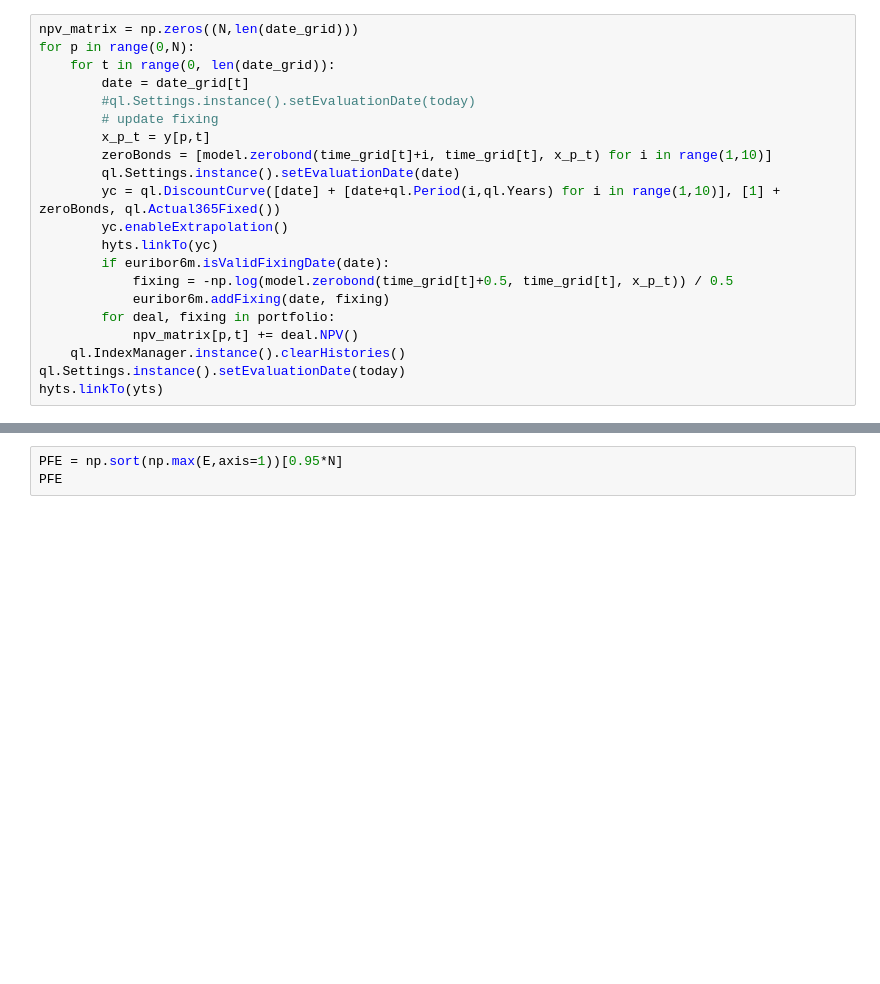
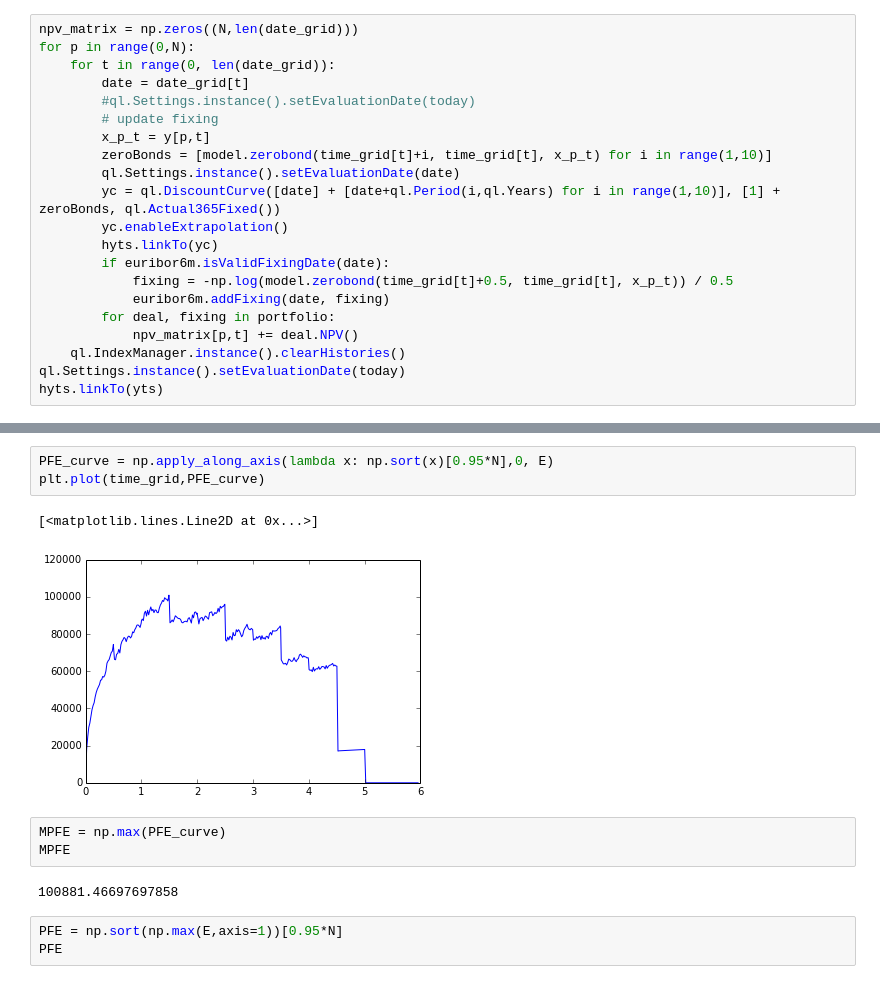
Before and after one commit to mgroncki/IPythonScripts, a Jupyter notebook: ExpectedExposureSimulation.ipynb, the cells around one changed output, grey strips where cells are left out. Saved outputs shown, nothing was run; the diff lists cells and outputs as text; blank space fills up the shorter version.

```diff
--- a/ExpectedExposureSimulation.ipynb
+++ b/ExpectedExposureSimulation.ipynb
@@ -161,3 +151,14 @@ np.apply_along_axis(
+# %%
+PFE_curve = np.apply_along_axis(lambda x: np.sort(x)[0.95*N],0, E)
+plt.plot(time_grid,PFE_curve)
+# %% [output]
+[<matplotlib.lines.Line2D at 0x...>]
+[figure, added]
+# %%
+MPFE = np.max(PFE_curve)
+MPFE
+# %% [output]
+100881.46697697858
 # %%
 PFE = np.sort(np.max(E,axis=1))[0.95*N]
 PFE
```
Also changed, not shown: parts of 11 cells of this notebook.
